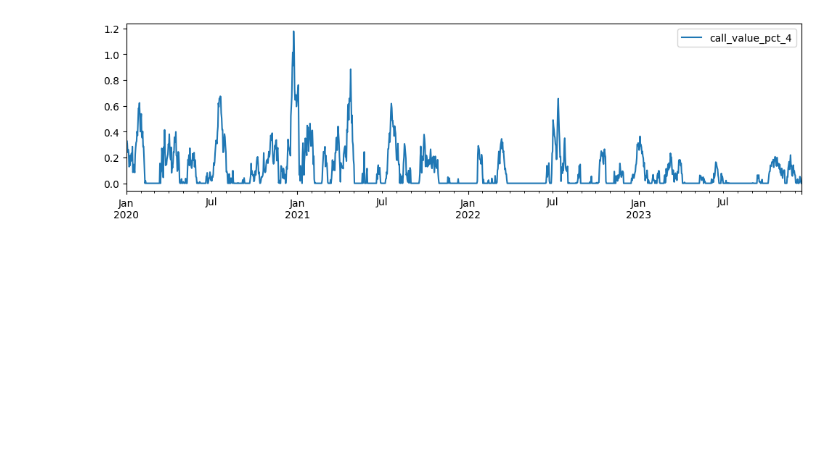
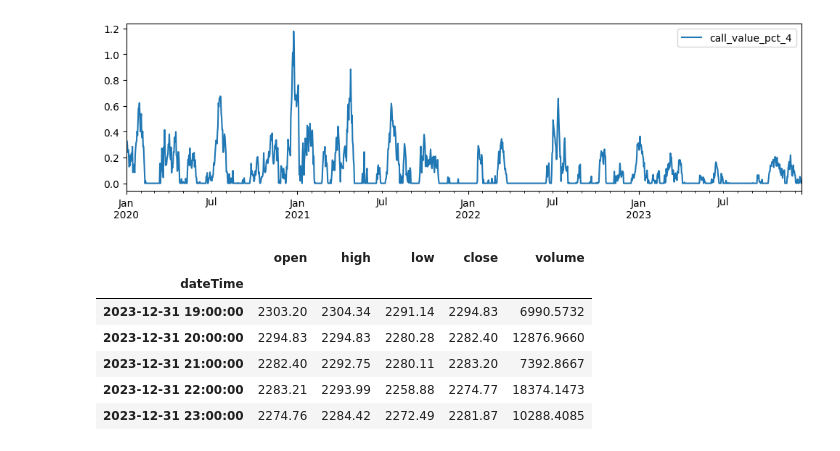
Before and after one commit to chris-ch/ethereum-prices, a Jupyter notebook: analyse-prices.ipynb, the cells around one changed output. Cells and saved outputs as stored; diff of their text form; code cells hidden in the pictures; blank space fills up the shorter version.

```diff
--- a/analyse-prices.ipynb
+++ b/analyse-prices.ipynb
@@ -357,3 +354,13 @@ df[['call_value_pct_4']].plot(figsize=(12,3))
 <Axes: >
 [figure]
 [figure]
+# %%
+prices_df.tail()
+# %% [output]
+|  | open | high | low | close | volume |
+| dateTime |  |  |  |  |  |
+| 2023-12-31 19:00:00 | 2303.20 | 2304.34 | 2291.14 | 2294.83 | 6990.5732 |
+| 2023-12-31 20:00:00 | 2294.83 | 2294.83 | 2280.28 | 2282.40 | 12876.9660 |
+| 2023-12-31 21:00:00 | 2282.40 | 2292.75 | 2280.11 | 2283.20 | 7392.8667 |
+| 2023-12-31 22:00:00 | 2283.21 | 2293.99 | 2258.88 | 2274.77 | 18374.1473 |
+| 2023-12-31 23:00:00 | 2274.76 | 2284.42 | 2272.49 | 2281.87 | 10288.4085 |
```
Also changed, not shown: parts of 3 cells of this notebook, 2 other files.
